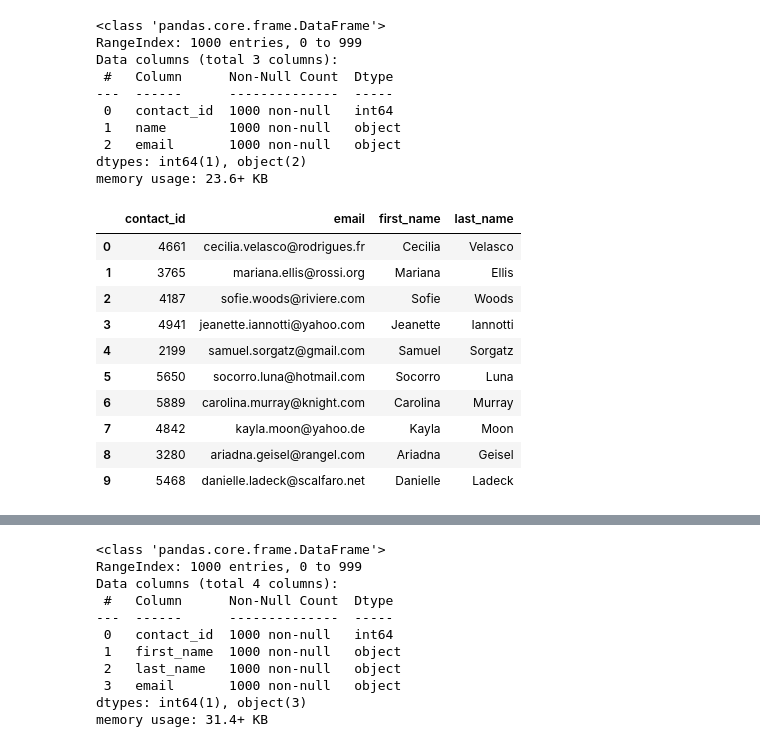
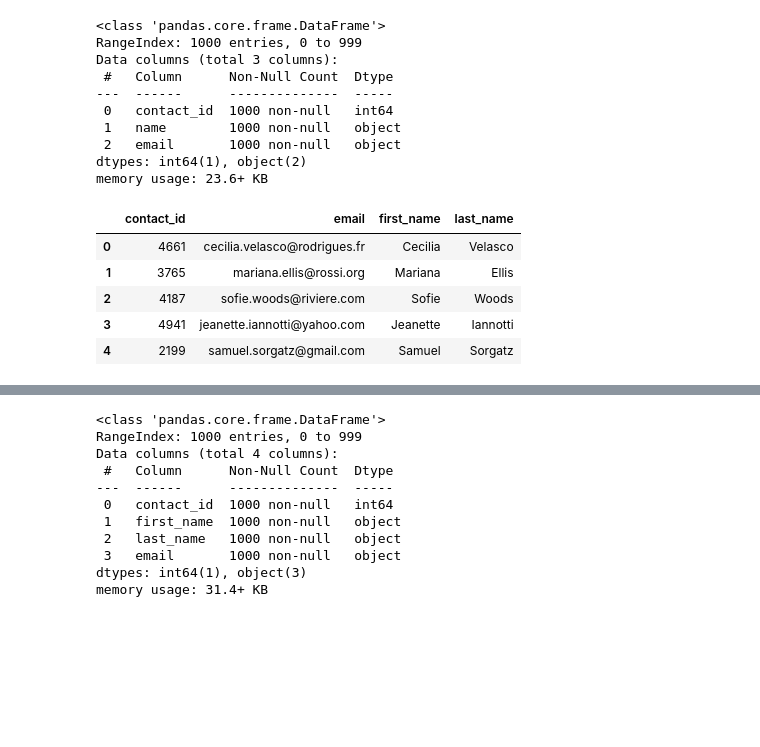
Before and after one commit to truongjo4/Crowdfunding_ETL, a Jupyter notebook: ETL_Mini_Project_JTruong.ipynb, the cells around one changed output, grey strips where cells are left out. Drawn from its saved outputs; the diff is of its cells as text; code cells hidden in the pictures; blank space fills up the shorter version.

Commit message:
finished the data cleaning section

```diff
--- a/ETL_Mini_Project_JTruong.ipynb
+++ b/ETL_Mini_Project_JTruong.ipynb
@@ -296,7 +296,7 @@ final_campaign_df.to_csv("Resources/campaign.csv", index=False)
 ### Extract the contacts.xlsx Data.
 # %%
 # Read the data into a Pandas DataFrame. Use the `header=2` parameter when reading in the data.
-contact_info_df = pd.read_excel('Resources/contacts.xlsx', header=2)
+contact_info_df = pd.read_excel(os.path.join('Resources','contacts.xlsx'), engine='openpyxl', header=2)
 contact_info_df.head()
 # %% [output]
 |  | contact_info |
@@ -339,0 +320,5 @@ print(dict_values)
+# %%
+# Iterating through each row -> As each row is a dictionary = can simply create a dataframe off that.
+# eval() evaluates a string as a python expression (i.e., converted the row into an actual dictionary)
+contact_df = pd.DataFrame([eval(x) for x in contact_info_df['contact_info']])
+contact_df.head()
@@ -352,18 +345,16 @@ dtypes: int64(1), object(2)
 memory usage: 23.6+ KB
 # %%
 # Create a "first"name" and "last_name" column with the first and last names from the "name" column.
-
+contact_df[['first_name','last_name']] = contact_df['name'].str.split(' ', expand=True)
 
 # Drop the contact_name column
+
+contact_df = contact_df.drop(columns='name')
+contact_df.head()
 # %% [output]
 |  | contact_id | email | first_name | last_name |
 | 0 | 4661 | cecilia.velasco@rodrigues.fr | Cecilia | Velasco |
 | 1 | 3765 | mariana.ellis@rossi.org | Mariana | Ellis |
 | 2 | 4187 | sofie.woods@riviere.com | Sofie | Woods |
 | 3 | 4941 | jeanette.iannotti@yahoo.com | Jeanette | Iannotti |
 | 4 | 2199 | samuel.sorgatz@gmail.com | Samuel | Sorgatz |
-| 5 | 5650 | socorro.luna@hotmail.com | Socorro | Luna |
-| 6 | 5889 | carolina.murray@knight.com | Carolina | Murray |
-| 7 | 4842 | kayla.moon@yahoo.de | Kayla | Moon |
-| 8 | 3280 | ariadna.geisel@rangel.com | Ariadna | Geisel |
-| 9 | 5468 | danielle.ladeck@scalfaro.net | Danielle | Ladeck |
```
Also changed, not shown: parts of 20 cells of this notebook, 1 other file.
